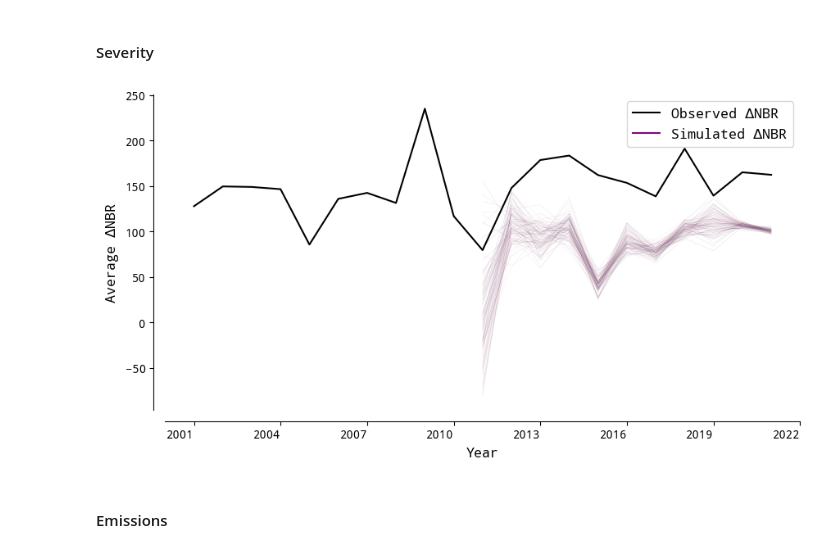
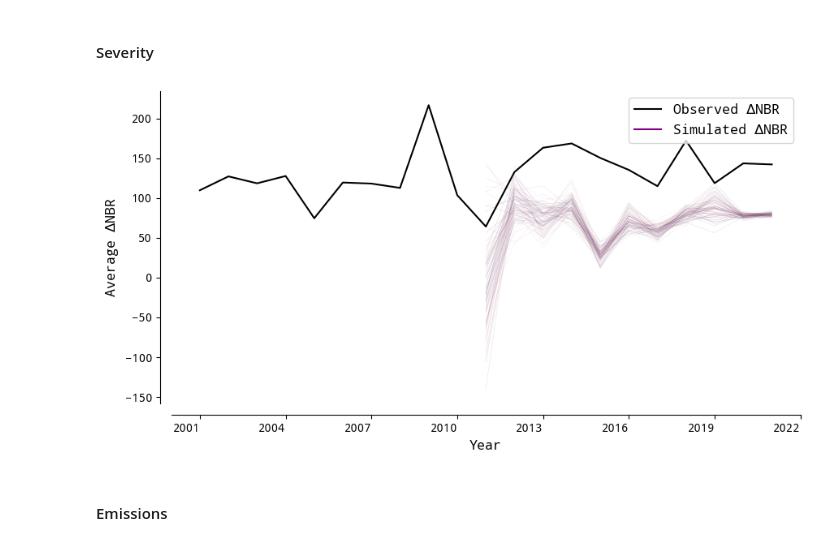
Before and after one commit to echolab-stanford/prescribed_fires, a Jupyter notebook: analysis/simulation.ipynb, the cells around one changed output. Drawn from its saved outputs; the diff is of its cells as text; code cells hidden in the pictures.

```diff
--- a/analysis/simulation.ipynb
+++ b/analysis/simulation.ipynb
@@ -239,9 +259,6 @@ plt.show()
 # %% [markdown]
 ### Read simulations
 # %%
-import os
-import seaborn as sns
-
 # Load DNBR data and save to parquet to make it nicer for DuckDB
 data_path = "/mnt/sherlock/oak/prescribed_data/"
 
@@ -250,7 +267,11 @@ template = prepare_template(
 )
 
 dnbr = pd.read_feather(
-    os.path.join(data_path, "processed/dnbr_gee_inmediate/dnbr_long.feather")
+    os.path.join(data_path, "processed/dnbr_gee/dnbr_long.feather")
+)
+
+land_type = pd.read_feather(
+    os.path.join(data_path, "processed/land_type/land_type.feather")
 )
 
 mtbs = gpd.read_file(
@@ -259,12 +280,17 @@ mtbs = gpd.read_file(
 
 # Merge it to get years
 mtbs["year"] = mtbs.Ig_Date.dt.year
-dnbr = dnbr.merge(mtbs[["Event_ID", "year"]], right_on="Event_ID", left_on="event_id", how="left")
+dnbr = dnbr.merge(
+    mtbs[["Event_ID", "year"]],
+    right_on="Event_ID",
+    left_on="event_id",
+    how="left",
+)
 dnbr.drop(columns=["Event_ID"], inplace=True)
 
 # Subset and save to parquet
-#dnbr = dnbr[dnbr.year > 2010]
-#dnbr["dnbr"] = np.where(dnbr.dnbr < 0, 0, dnbr.dnbr)
+# dnbr = dnbr[dnbr.year >= 2010]
+# dnbr["dnbr"] = np.where(dnbr.dnbr < 0, 0, dnbr.dnbr)
 dnbr["low_severity"] = np.where((dnbr.dnbr <= 270) & (dnbr.dnbr > 100), 1, 0)
 dnbr["high_severity"] = np.where((dnbr.dnbr > 660), 1, 0)
 
@@ -447,43 +450,45 @@ from df_sim
 where year > 2010
 """).to_df()
 
 # Use seaborn to plot the time series data and hue by simulation
 fig, ax = plt.subplots(1, 1, figsize=(10, 5))
 
 
-severity_raw.plot.line(x="year",
-                       y="mean_dnbr",
-                       ax=ax,
-                       label="Observed $\Delta$NBR",
-                       color="black")
+severity_raw.plot.line(
+    x="year", y="mean_dnbr", ax=ax, label="Observed $\Delta$NBR", color="black"
+)
 
 sns.lineplot(
-    data = severity,
+    data=severity,
     x="year",
     hue="sim",
     y="sum_sim_dnbr",
     linewidth=0.25,
     ax=ax,
     alpha=0.2,
-    legend=False
+    legend=False,
 )
 
 # Apply template
 template_plots(ax, xlab="Year", ylab=r"Average $\Delta$NBR")
 
 # Change x-axis labels to be integers
 ax.xaxis.set_major_locator(plt.MaxNLocator(integer=True))
 
 # Add only one label for the simulated lines
 # Add custom legend entries
-observed_line = mlines.Line2D([], [], color='black', label='Observed $\Delta$NBR')
-simulated_line = mlines.Line2D([], [], color='purple', label='Simulated $\Delta$NBR')
-ax.legend(handles=[observed_line, simulated_line], loc='upper right')
+observed_line = mlines.Line2D(
+    [], [], color="black", label="Observed $\Delta$NBR"
+)
+simulated_line = mlines.Line2D(
+    [], [], color="purple", label="Simulated $\Delta$NBR"
+)
+ax.legend(handles=[observed_line, simulated_line], loc="upper right")
 
 
 # Save plot
 plt.savefig("../figs/simulated_severity.png", bbox_inches="tight")
 # %% [output]
-[figure, old version]
+[figure, new version]
 # %% [markdown]
 #### Emissions
```
Also changed, not shown: parts of 52 cells of this notebook, 1 other file.
